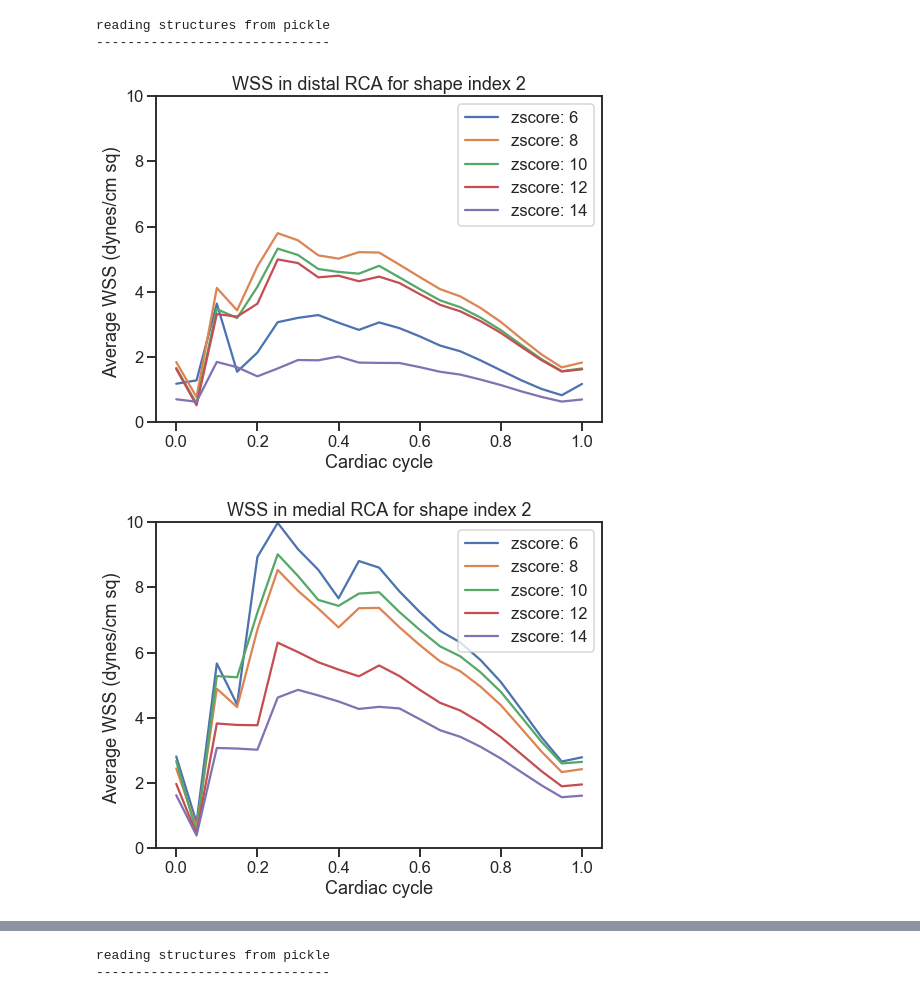
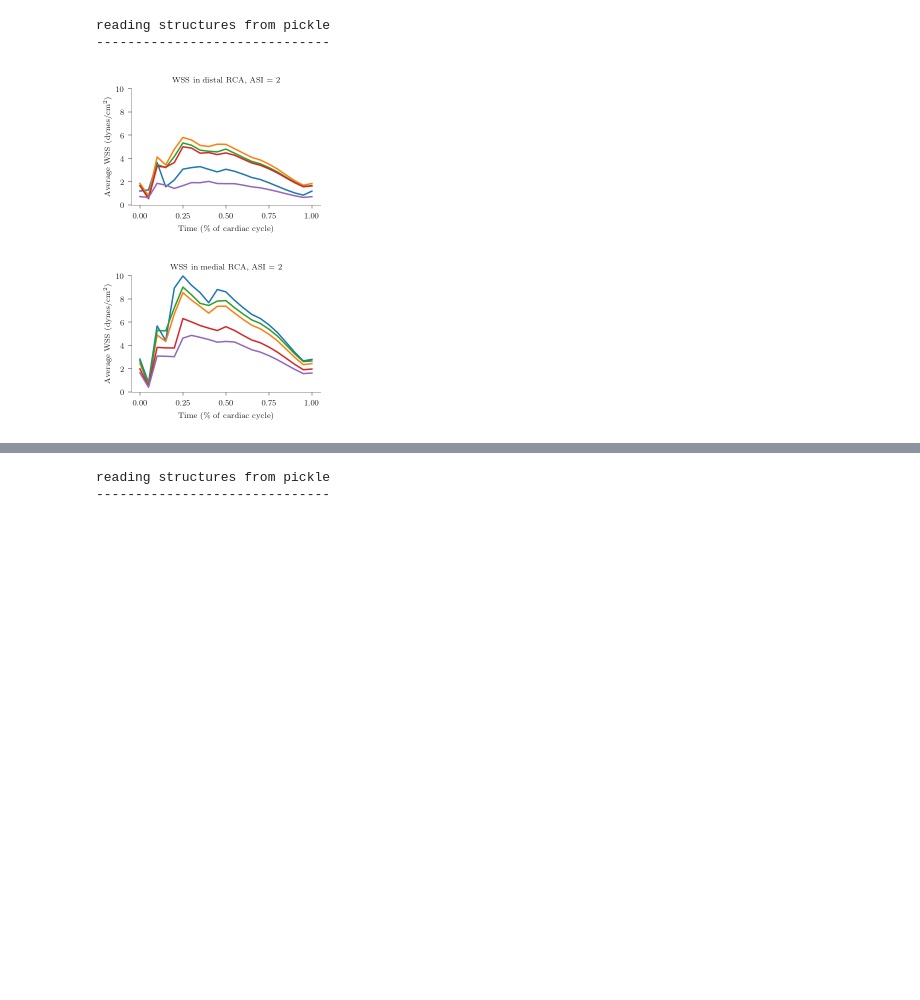
Before and after one commit to StanfordCBCL/KD-project, a Jupyter notebook: PostProcessVis_2019_Jan_25_scratch.ipynb, the cells around one changed output, grey strips where cells are left out. Saved outputs shown, nothing was run; the diff lists cells and outputs as text; code cells hidden in the pictures; blank space fills up the shorter version.

```diff
--- a/PostProcessVis_2019_Jan_25_scratch.ipynb
+++ b/PostProcessVis_2019_Jan_25_scratch.ipynb
@@ -20,12 +20,17 @@ import numpy as np
 import vtk
 from vtk.util import numpy_support as nps
 import pickle
+import matplotlib
+
 import matplotlib.pyplot as plt
 import matplotlib.animation as animation
 import seaborn as sns
 import pandas as pd
 import os
 from IPython.display import HTML
+
+matplotlib.rcParams.update(matplotlib.rcParamsDefault)
+%config InlineBackend.figure_format = 'retina'
 # %% [markdown]
 Import other requirements
 # %%
@@ -34,9 +39,3 @@ from AneurysmGeneration.utils.interpolation import *
 from AneurysmGeneration.utils.normalization import *
 # %% [markdown]
 Configure display styles
-# %%
-sns.set(rc={"figure.figsize":(8,6)})
-sns.set_style('white', {'axes.spines.right':False})
-sns.set_style('ticks')
-sns.set_context('talk')
-sns.despine(trim=True)
@@ -71,10 +135,10 @@ for shape in shapes:
         pos_sizes = {'proximal': proximal}
 
     for position, size_list in pos_sizes.iteritems():
-        plt.figure(figsize=(12,8))
+        plt.figure()#figsize=(12,8))
         for i, size in enumerate(size_list):
             fracs = all_area_fractions_right[shape + '_' + size]
-            plt.plot(threshold_bounds, fracs, label='zscore: '+str(z_scores[i]))
+            plt.plot(threshold_bounds, fracs, label='Z-score = '+str(z_scores[i]))
 
         plt.legend()
         plt.title('TAWSS Distribution in ' + position + ' ' + vessel[:-1] + ', shape index ' + shape[-1])
@@ -97,27 +161,33 @@ reading structures from pickle
 # %%
 raw_time_steps = np.arange(3000, 4000 + 50, 50)
 steps = np.linspace(0.0, 1.0, num=len(raw_time_steps))
 
 for shape in shapes:
     pos_sizes = {'proximal': proximal,
                  'medial': medial,
                  'distal': distal}
 
     if shape == 'ASI6' or shape == 'ASI4':
         pos_sizes = {'proximal': proximal}
 
     for position, size_list in pos_sizes.iteritems():
         # plt.figure(figsize=(12,12))
-        plt.figure(figsize=(8,6))
+        # plt.figure(figsize=(8,6))
+        fig = plt.figure()
+        ax = fig.add_subplot(1,1,1)
+        format_axes(ax)
+
         for i, size in enumerate(size_list):
             wss, vtawss_rca[shape + '_' + size] = wss_cycle_rca[shape + '_' + size]
-            plt.plot(steps, wss, label='zscore: '+str(z_scores[i]))
+            ax.plot(steps, wss, label='zscore: '+str(z_scores[i]))
 
-        plt.legend()
-        plt.title('WSS in ' + position + ' ' + vessel[:-1] +' for shape index ' + shape[-1])
-        plt.xlabel('Cardiac cycle')
-        plt.ylabel('Average WSS (dynes/cm sq) ')
+        # plt.legend()
+        plt.title('WSS in ' + position + ' ' + vessel[:-1] +', ASI = ' + shape[-1])
+        ax.set_xlabel(r"Time (\% of cardiac cycle)")
+        ax.set_ylabel(r"Average WSS (dynes/cm$^{2}$)")
         plt.ylim(0, 10)
+        plt.xticks([0, .25, .5, .75, 1])
+        plt.savefig("../figures/" + "wss_time_" + position + "_" + "shape" + shape[-1] + "_noleg.eps", bbox_inches='tight')
 # %% [output]
-[figure, old version]
+[figure, new version]
-[figure, old version]
+[figure, new version]
```
Also changed, not shown: parts of 18 cells of this notebook, 15 other files.
